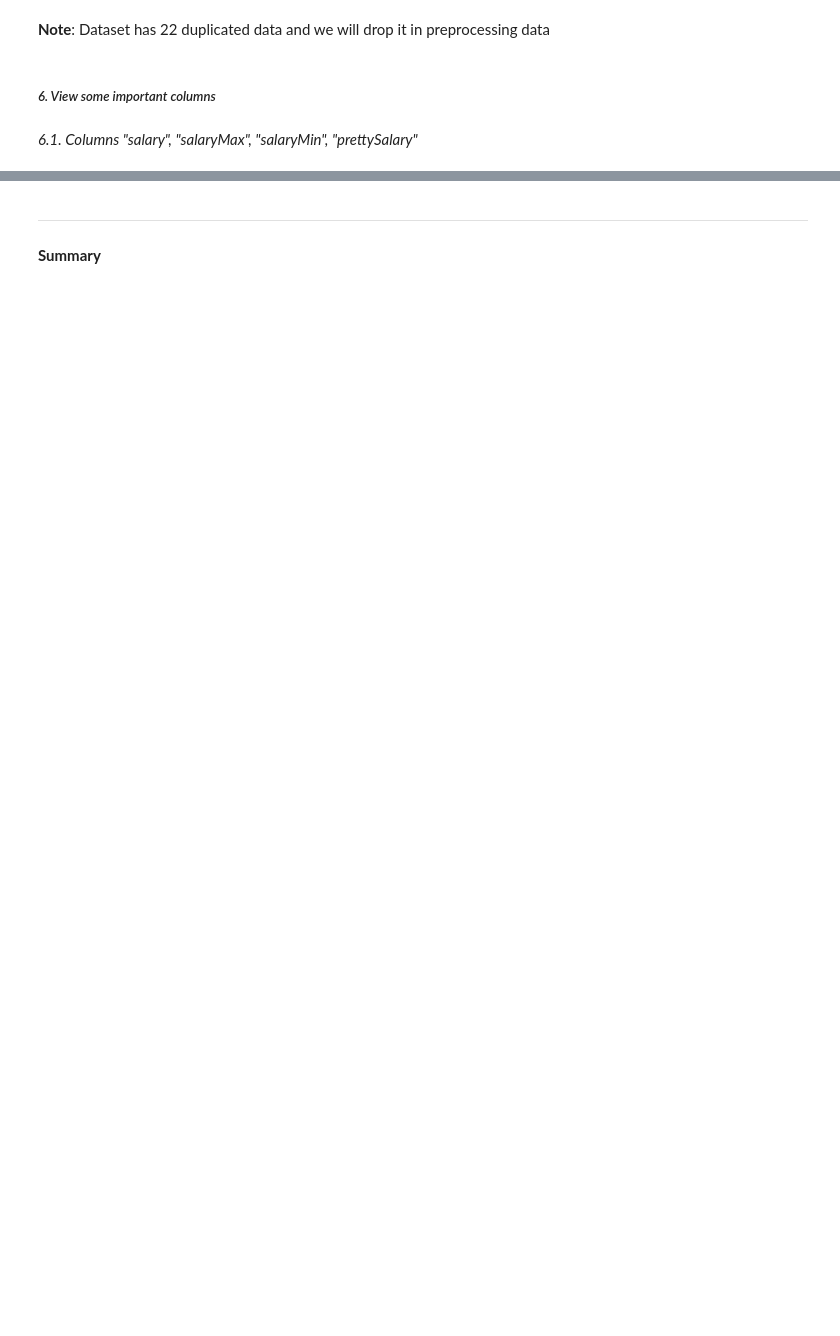
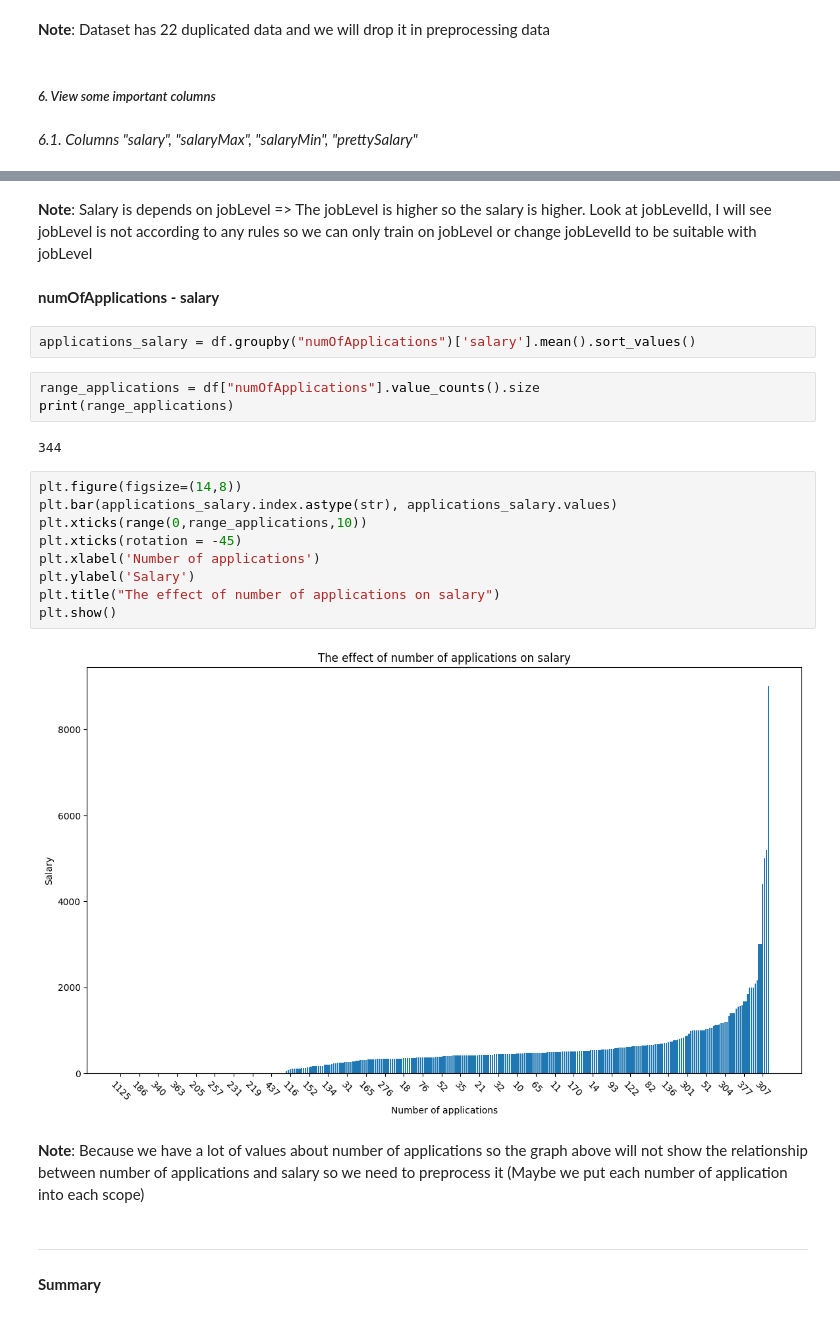
Before and after one commit to HThinhN/Project.VietNamJobs, a Jupyter notebook: P2_Data_Exploring.ipynb, the cells around one changed output, grey strips where cells are left out. Saved outputs shown, nothing was run; the diff lists cells and outputs as text; blank space fills up the shorter version.

```diff
--- a/P2_Data_Exploring.ipynb
+++ b/P2_Data_Exploring.ipynb
@@ -190,3 +315,27 @@ df[["salary","salaryMax","salaryMin", "prettySalary"]]
+# %% [markdown]
+**Note**: Salary is depends on jobLevel => The jobLevel is higher so the salary is higher. Look at jobLevelId, I will see jobLevel is not according to any rules so we can only train on jobLevel or change jobLevelId to be suitable with jobLevel
+# %% [markdown]
+**numOfApplications - salary**
+# %%
+applications_salary = df.groupby("numOfApplications")['salary'].mean().sort_values()
+# %%
+range_applications = df["numOfApplications"].value_counts().size
+print(range_applications)
+# %% [output]
+344
+# %%
+plt.figure(figsize=(14,8))
+plt.bar(applications_salary.index.astype(str), applications_salary.values)
+plt.xticks(range(0,range_applications,10))
+plt.xticks(rotation = -45)
+plt.xlabel('Number of applications')
+plt.ylabel('Salary')
+plt.title("The effect of number of applications on salary")
+plt.show()
+# %% [output]
+[figure, added]
+# %% [markdown]
+**Note**: Because we have a lot of values about number of applications so the graph above will not show the relationship between number of applications and salary so we need to preprocess it (Maybe we put each number of application into each scope)
 # %% [markdown]
 <hr/>
 
```
Also changed, not shown: parts of 28 cells of this notebook, 1 other file.
